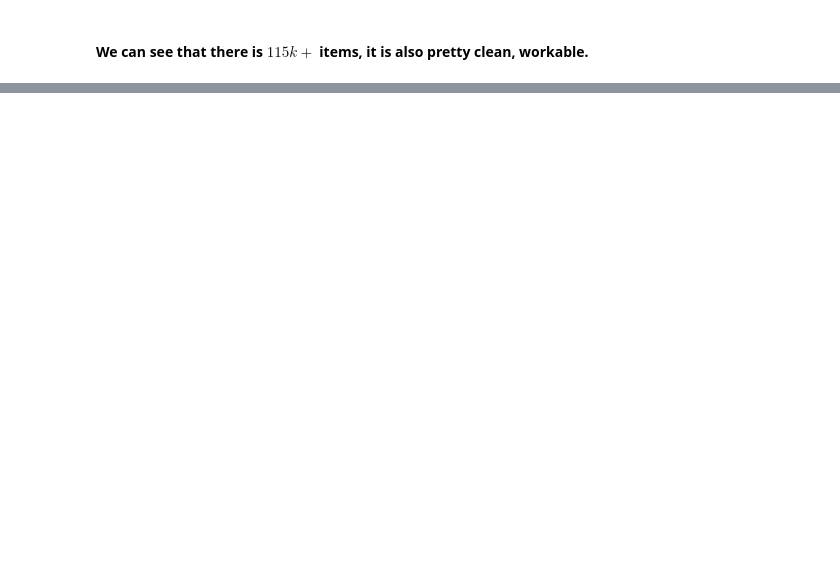
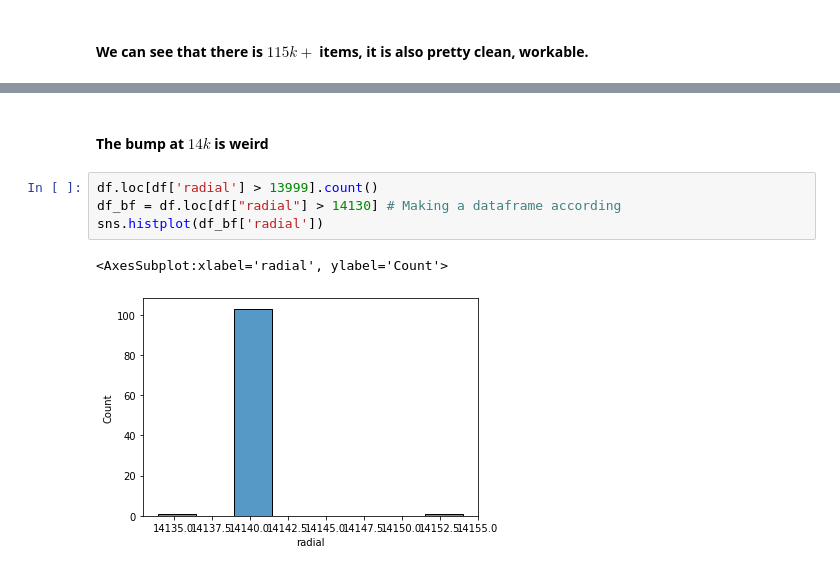
Before and after one commit to GBernard314/supreme-lamp, a Jupyter notebook: solar_flares.ipynb, the cells around one changed output, grey strips where cells are left out. Drawn from its saved outputs; the diff is of its cells as text; blank space fills up the shorter version.

```diff
--- a/solar_flares.ipynb
+++ b/solar_flares.ipynb
@@ -122,0 +216,9 @@ memory usage: 15.9+ MB
+# %% [markdown]
+#### The bump at $14k$ is weird
+# %%
+df.loc[df['radial'] > 13999].count()
+df_bf = df.loc[df["radial"] > 14130] # Making a dataframe according
+sns.histplot(df_bf['radial'])
+# %% [output]
+<AxesSubplot:xlabel='radial', ylabel='Count'>
+[figure, added]
```
Also changed, not shown: parts of 13 cells of this notebook, 5 other files.
